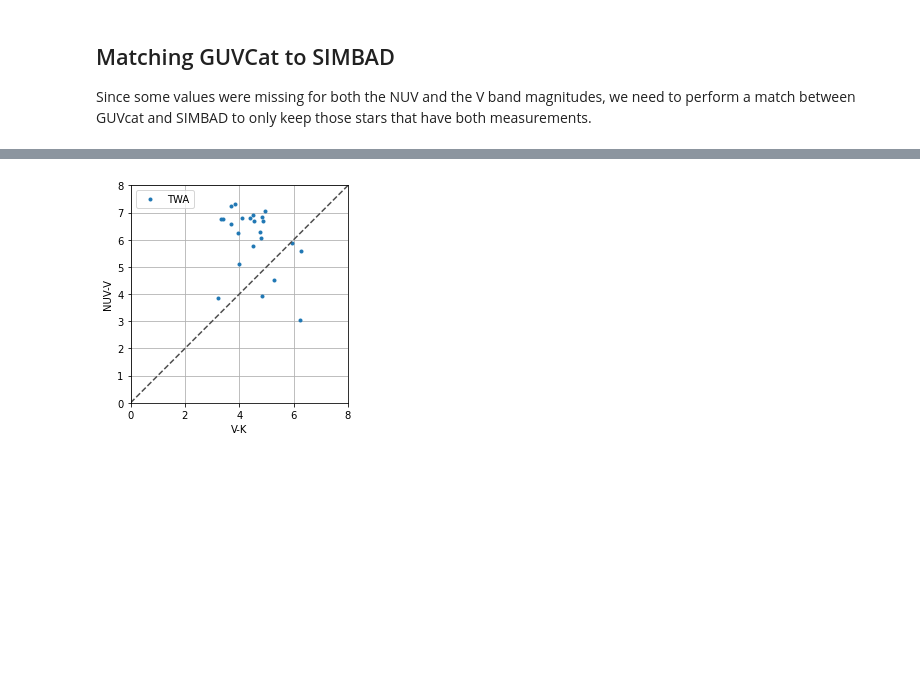
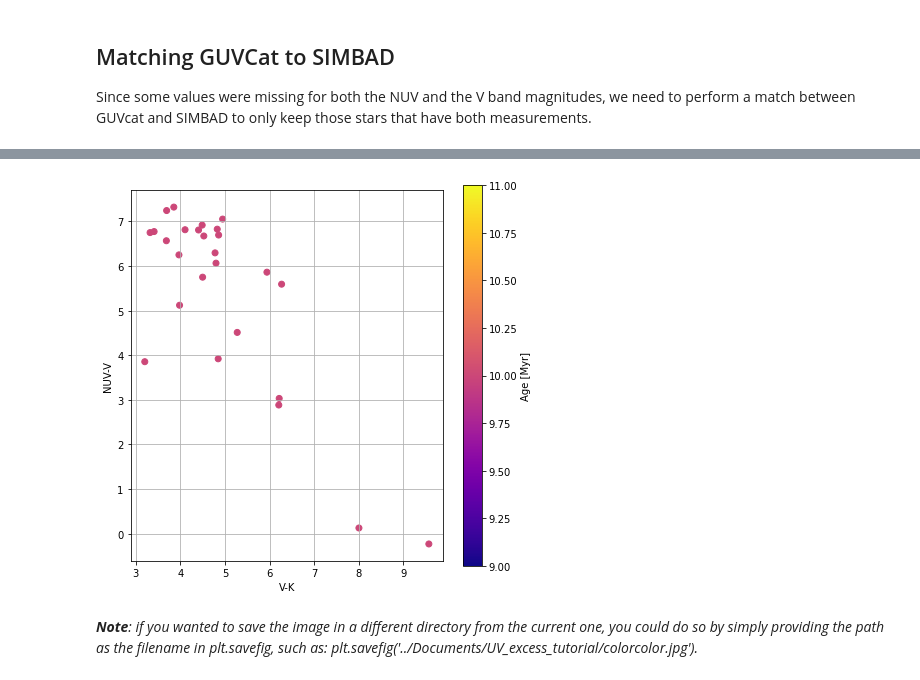
Before and after one commit to ScienceBetter/notebooks-stsci, a Jupyter notebook: UV_excess_in_low_mass_stars/UV_excess_in_low_mass_stars.ipynb, the cells around one changed output, grey strips where cells are left out. Cells and saved outputs as stored; diff of their text form; code cells hidden in the pictures; blank space fills up the shorter version.

```diff
--- a/UV_excess_in_low_mass_stars/UV_excess_in_low_mass_stars.ipynb
+++ b/UV_excess_in_low_mass_stars/UV_excess_in_low_mass_stars.ipynb
@@ -99,5 +97,5 @@ The first step for this process will be then to load this information using the
 # %%
-names_TWA, ra_TWA, dec_TWA = np.loadtxt('TWA_coordinates_complete.txt', unpack = True, dtype="U7,f8,f8")
+names_TWA, ra_TWA, dec_TWA, age_TWA = np.loadtxt('TWA_coordinates_complete.txt', unpack = True, dtype="U7,f8,f8,i4")
 # %%
 print('Name of the stars in the TWA: ', names_TWA)
 # %% [output]
@@ -138,8 +141,8 @@ n = len(names_TWA)
 nuv_TWA = np.zeros(n)
 
 for i in range(n):
-    pos = SkyCoord(ra=ra_TWA[i], dec=dec_TWA[i], unit='deg')
-    size = Quantity(8, unit="arcsec")
+    pos = SkyCoord(ra=ra_TWA[i], dec=dec_TWA[i], unit='deg',frame='icrs')
+    size = Quantity(50, unit="arcsec")
     scs_service = vo.dal.SCSService('http://gsss.stsci.edu/webservices/vo/ConeSearch.aspx?CAT=GALEX&')
     scs_results = scs_service.search(pos=pos, radius=size)
     if (len(scs_results['nuv_mag']) > 0):
@@ -260,18 +263,19 @@ print(matched_i)
 # %%
-fig = plt.figure()
+fig = plt.figure(figsize=(7, 7))
 ax = fig.add_subplot(111)
-plt.plot(magV_TWA[matched_i]-magK_TWA[matched_i],nuv_TWA[matched_i]-magV_TWA[matched_i],'o',markersize=3,label='TWA')
-plt.plot([0, 8], [0, 8], ls="--", c=".3")
-plt.xlim([0,8])
-plt.ylim([0,8])
+plt.scatter(magV_TWA[matched_i]-magK_TWA[matched_i],nuv_TWA[matched_i]-magV_TWA[matched_i],c=age_TWA[matched_i],cmap='plasma')
+cbar = plt.colorbar()
+cbar.set_label('Age [Myr]')
 ax.set_aspect('equal')
 plt.ylabel('NUV-V')
 plt.xlabel('V-K')
-plt.legend(loc='best')
 plt.grid()
+plt.savefig('colorcolor.jpg')
 plt.show()
 # %% [output]
-[figure, old version]
+[figure, new version]
+# %% [markdown]
+_**Note**: if you wanted to save the image in a different directory from the current one, you could do so by simply providing the path as the filename in plt.savefig, such as: plt.savefig('../Documents/UV_excess_tutorial/colorcolor.jpg')._
 # %% [markdown]
 ## Exercises
 
```
Also changed, not shown: parts of 25 cells of this notebook.
